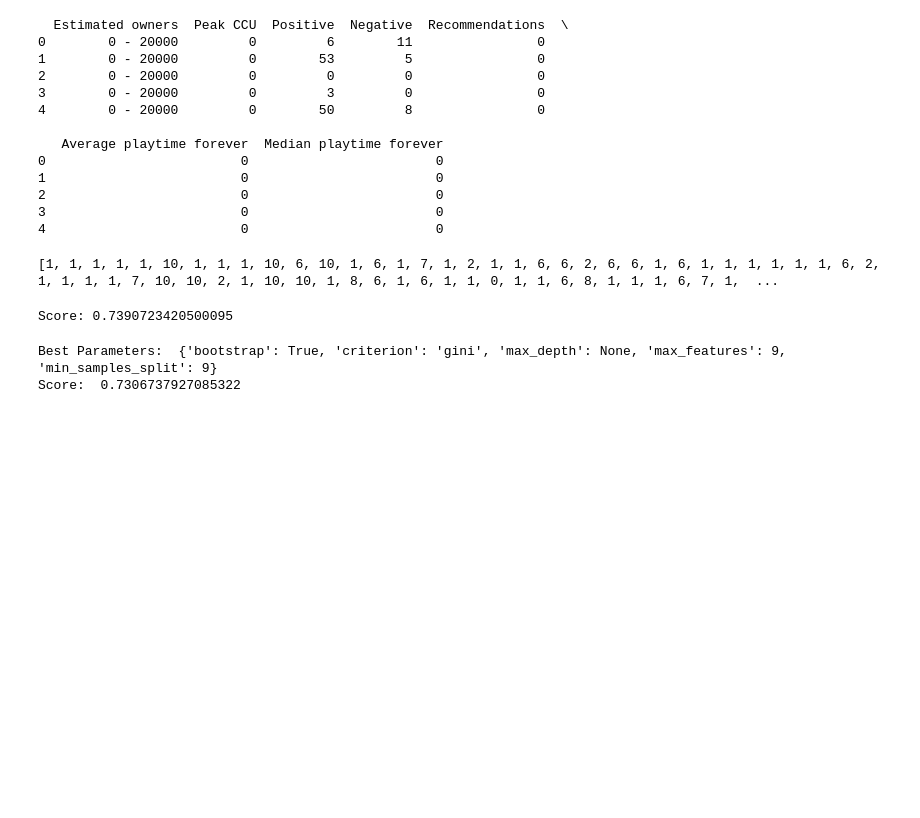
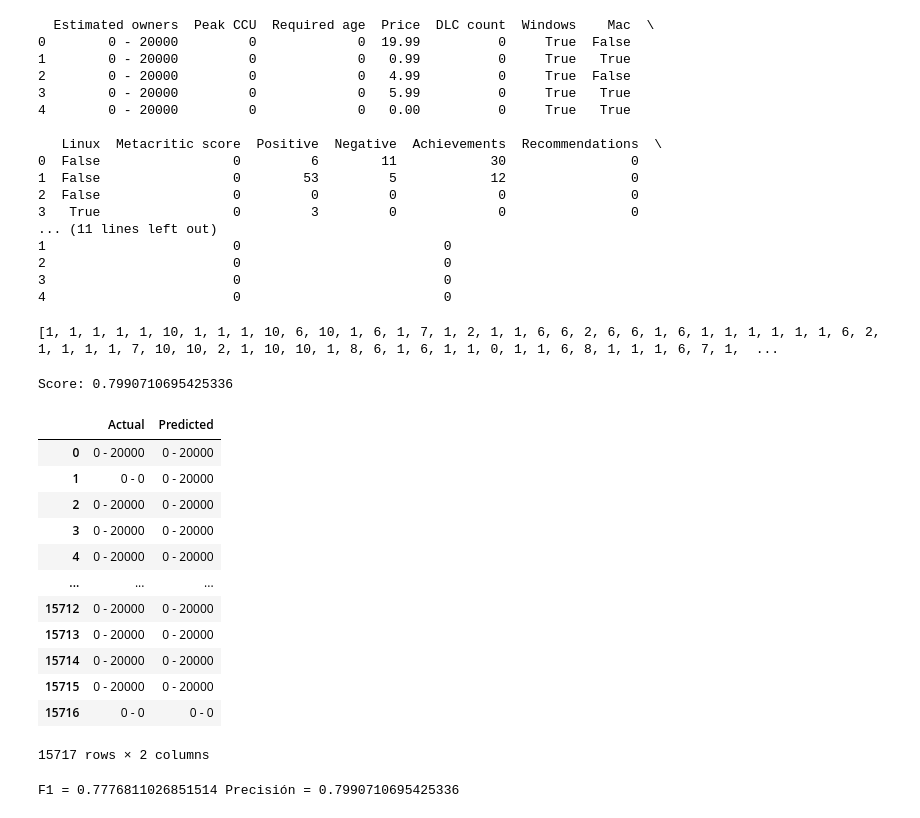
Before and after one commit to VicenteA18UCN/IDS_PROJECT, a Jupyter notebook: prueba.ipynb, the cells around one changed output. Drawn from its saved outputs; the diff is of its cells as text; code cells hidden in the pictures; blank space fills up the shorter version.

Commit message:
mejorando el modelo

```diff
--- a/prueba.ipynb
+++ b/prueba.ipynb
@@ -28,24 +30,28 @@ games_df = pd.read_csv('games.csv')
 
 # AppID,Name,Release date,Estimated owners,Peak CCU,Required age,Price,DLC count,About the game,Supported languages,Full audio languages,Reviews,Header image,Website,Support url,Support email,Windows,Mac,Linux,Metacritic score,Metacritic url,User score,Positive,Negative,Score rank,Achievements,Recommendations,Notes,Average playtime forever,Average playtime two weeks,Median playtime forever,Median playtime two weeks,Developers,Publishers,Categories,Genres,Tags,Screenshots,Movies
 
-exclude = ['AppID', 'Name', 'Release date',  'Metacritic score', 'About the game', 'Header image', 'Website','Categories', 'Tags','Support url', 'Price', 'Required age', 'Developers', 'Publishers', 'Support email', 'Metacritic url', 'Notes', 'Achievements', 'Genres', 'Screenshots', 'Movies',  'Reviews', 'Average playtime two weeks',  'Score rank','Median playtime two weeks', 'DLC count', 'Supported languages', 'Full audio languages', 'User score', 'Windows', 'Mac', 'Linux', 'Movies']
+exclude = ['AppID', 'Name', 'Release date', 'About the game', 'Header image', 'Website','Categories', 'Tags','Support url', 'Developers', 'Publishers', 'Support email', 'Metacritic url', 'Notes',  'Genres', 'Screenshots', 'Movies',  'Reviews',   'Supported languages', 'Full audio languages', 'User score',  'Movies',  'Score rank']
 games_crop = games_df.drop(exclude, axis=1)
 
 
 
 print(games_crop.head())
 # %% [output]
-  Estimated owners  Peak CCU  Positive  Negative  Recommendations  \
-0        0 - 20000         0         6        11                0
-1        0 - 20000         0        53         5                0
-2        0 - 20000         0         0         0                0
-3        0 - 20000         0         3         0                0
-4        0 - 20000         0        50         8                0
+  Estimated owners  Peak CCU  Required age  Price  DLC count  Windows    Mac  \
+0        0 - 20000         0             0  19.99          0     True  False
+1        0 - 20000         0             0   0.99          0     True   True
+2        0 - 20000         0             0   4.99          0     True  False
+3        0 - 20000         0             0   5.99          0     True   True
+4        0 - 20000         0             0   0.00          0     True   True
 
-   Average playtime forever  Median playtime forever
-0                         0                        0
-1                         0                        0
-2                         0                        0
-3                         0                        0
-4                         0                        0
+   Linux  Metacritic score  Positive  Negative  Achievements  Recommendations  \
+0  False                 0         6        11            30                0
+1  False                 0        53         5            12                0
+2  False                 0         0         0             0                0
+3   True                 0         3         0             0                0
+... (11 lines left out)
+1                        0                          0
+2                        0                          0
+3                        0                          0
+4                        0                          0
 # %%
@@ -119,43 +80,32 @@ rf = RandomForestClassifier(n_estimators=100, max_depth=10, criterion='entropy',
 rf.fit(X_train,y_train)
 y_pred = rf.predict(X_test)
 print("Score:", rf.score(X_test,y_test))
-
-from sklearn.model_selection import RandomizedSearchCV
-from scipy.stats import randint
-
-# Define los parámetros para la búsqueda aleatoria
-param_dist = {"max_depth": [3, None],
-              "max_features": randint(1, 11),
-              "min_samples_split": randint(2, 11),
-              "bootstrap": [True, False],
-              "criterion": ["gini", "entropy"]}
-
-# Inicializa el RandomizedSearchCV
-random_search = RandomizedSearchCV(rf, param_distributions=param_dist, n_iter=20, cv=5)
-
-# Ajusta el RandomizedSearchCV a los datos
-random_search.fit(X_train, y_train)
-
-# Imprime los mejores parámetros
-print("Best Parameters: ", random_search.best_params_)
-
-# Realiza predicciones con los mejores parámetros
-y_pred = random_search.predict(X_test)
-
-# Imprime el rendimiento del modelo
-print("Score: ", random_search.score(X_test, y_test))
 # %% [output]
-Score: 0.7390723420500095
+Score: 0.7990710695425336
-Best Parameters:  {'bootstrap': True, 'criterion': 'gini', 'max_depth': None, 'max_features': 9, 'min_samples_split': 9}
-Score:  0.7306737927085322
 # %%
-predDf = pd.DataFrame({'Actual': y_test, 'Predicted': y_pred})
+predDf = pd.DataFrame({'Actual': le.inverse_transform(y_test), 'Predicted': le.inverse_transform(y_pred)})
 
 display(predDf)
+# %% [output]
+|  | Actual | Predicted |
+| 0 | 0 - 20000 | 0 - 20000 |
+| 1 | 0 - 0 | 0 - 20000 |
+| 2 | 0 - 20000 | 0 - 20000 |
+| 3 | 0 - 20000 | 0 - 20000 |
+| 4 | 0 - 20000 | 0 - 20000 |
+| ... | ... | ... |
+| 15712 | 0 - 20000 | 0 - 20000 |
+| 15713 | 0 - 20000 | 0 - 20000 |
+| 15714 | 0 - 20000 | 0 - 20000 |
+| 15715 | 0 - 20000 | 0 - 20000 |
+| 15716 | 0 - 0 | 0 - 0 |
+15717 rows × 2 columns
 # %%
 # Imprime una matriz de confusión (debe incluir todas las etiquetas)
 # Imprime los resultados finales de la métrica F1 para esto (puedes suprimir las advertencias o modificar el cálculo de F1 como antes).
 print("F1 =", f1_score(y_test, y_pred, average='weighted'), "Precisión =", accuracy_score(y_test, y_pred))
+# %% [output]
+F1 = 0.7776811026851514 Precisión = 0.7990710695425336
 # %%
 # Muestra el marco de datos de importancia.
 # Completar
```
Also changed, not shown: parts of 8 cells of this notebook.
